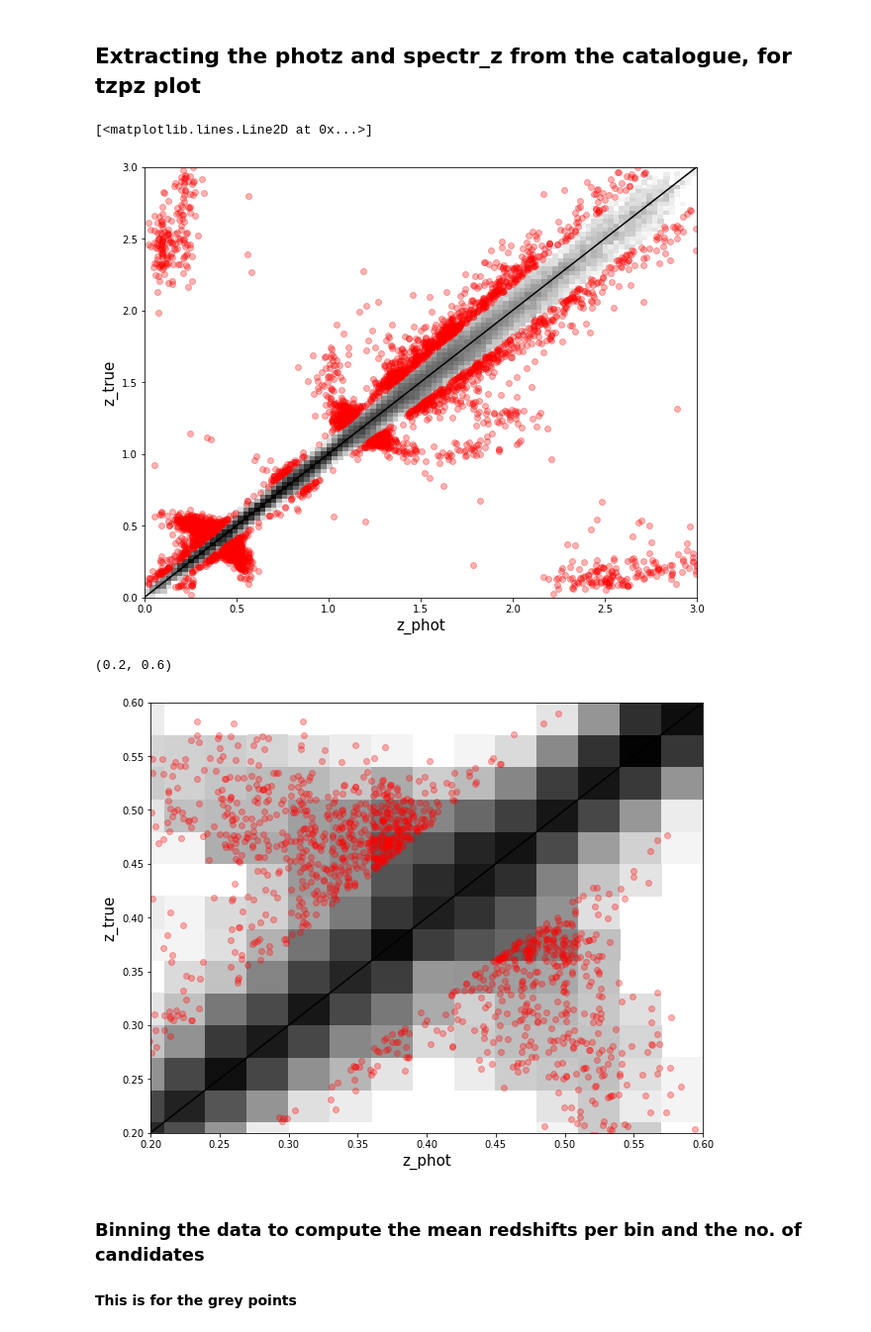
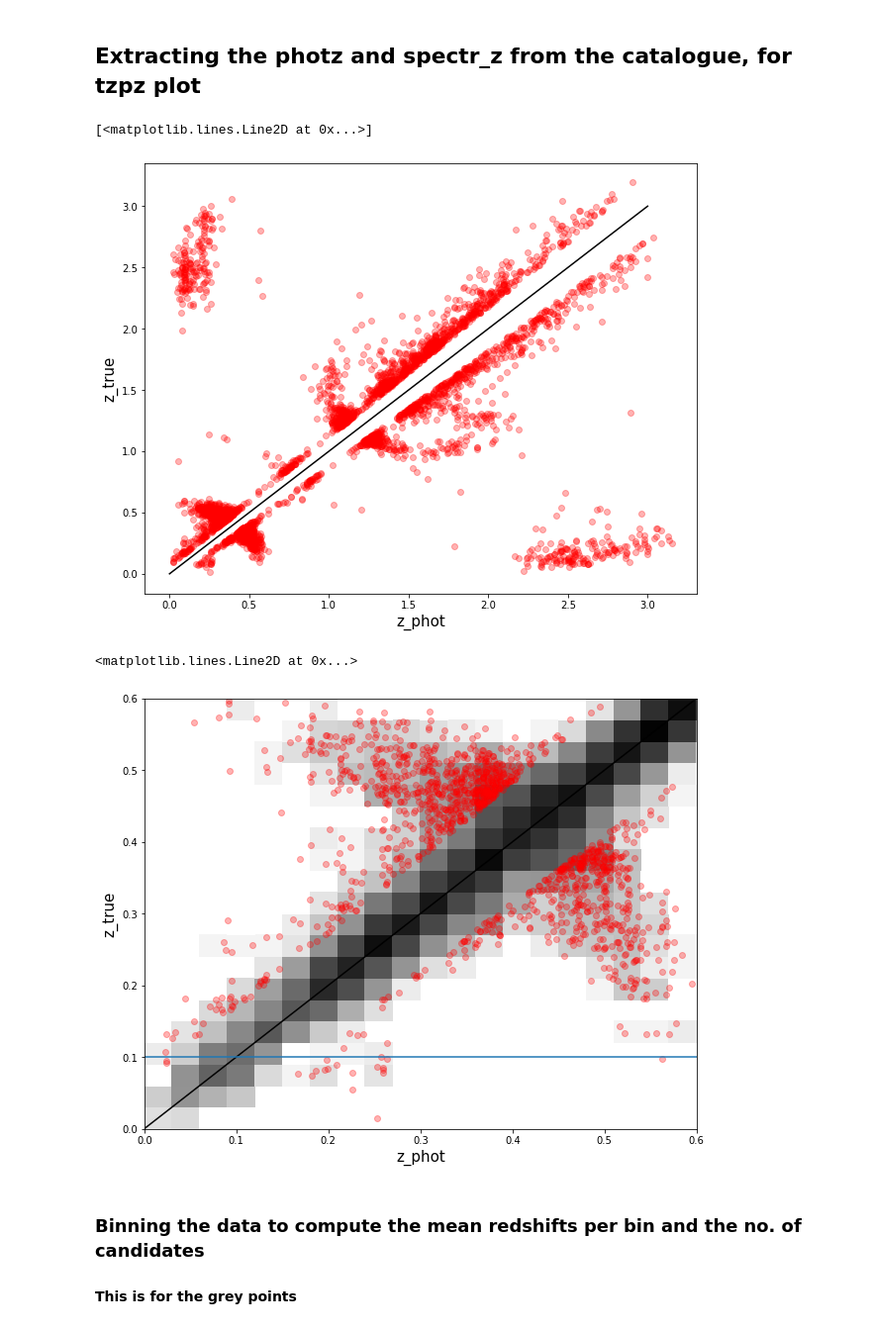
Before and after one commit to am610/Fisher-Matrix, a Jupyter notebook: github/tzpz_plotting/tzpz_plotting.ipynb, the cells around one changed output. Shown at 99% size. Drawn from its saved outputs; the diff is of its cells as text; code cells hidden in the pictures.

```diff
--- a/github/tzpz_plotting/tzpz_plotting.ipynb
+++ b/github/tzpz_plotting/tzpz_plotting.ipynb
@@ -49,29 +51,32 @@ bb.to_csv('tzpz_plotting/tzpz_plotting_data_gray.csv',index=False,sep=' ')
 # %%
 tx = np.where( bb.z_phot > 0.0 )[0]
 plt.rcParams['figure.figsize'] = [10,8]
-plt.hist2d( bb.z_phot[tx], bb.z_true[tx], bins=100, range=[[0.0,3.0],[0.0,3.0]], norm=LogNorm(clip=True), \
-            cmin=1, cmap='Greys');
+#plt.hist2d( bb.z_phot[tx], bb.z_true[tx], bins=100, range=[[0.0,3.0],[0.0,3.0]], norm=LogNorm(clip=True), \
+ #           cmin=1, cmap='Greys');
 plt.xlabel('z_phot',fontsize=15);plt.ylabel('z_true',fontsize=15)
 plt.plot(outlier_points(bb['z_phot'],bb['z_true']).zphoto,outlier_points(bb['z_phot'],bb['z_true']).zspec,'o',
          alpha=0.3,c='r')
 plt.plot([0.0,3.0],[0.0,3.0],color='black')
+#plt.axhline(0.1)
+#plt.axvline(1.2)
 # %% [output]
 [<matplotlib.lines.Line2D at 0x...>]
-[figure, old version]
+[figure, new version]
 # %%
 tx = np.where( bb.z_phot > 0.0 )[0]
 plt.rcParams['figure.figsize'] = [10,8]
 plt.hist2d( bb.z_phot[tx], bb.z_true[tx], bins=100, range=[[0.0,3.0],[0.0,3.0]], norm=LogNorm(clip=True), \
             cmin=1, cmap='Greys');
 plt.xlabel('z_phot',fontsize=15);plt.ylabel('z_true',fontsize=15)
 plt.plot(outlier_points(bb['z_phot'],bb['z_true']).zphoto,outlier_points(bb['z_phot'],bb['z_true']).zspec,'o',
          alpha=0.3,c='r')
 plt.plot([0.0,3.0],[0.0,3.0],color='black')
-plt.xlim(0.2,0.6)
-plt.ylim(0.2,0.6)
+plt.xlim(0.,0.6)
+plt.ylim(0.0,0.6)
+plt.axhline(0.1)
 # %% [output]
-(0.2, 0.6)
+<matplotlib.lines.Line2D at 0x...>
-[figure, old version]
+[figure, new version]
 # %% [markdown]
 ### Binning the data to compute the mean redshifts per bin and the no. of candidates
 #### This is for the grey points
```
Also changed, not shown: parts of 4 cells of this notebook.
